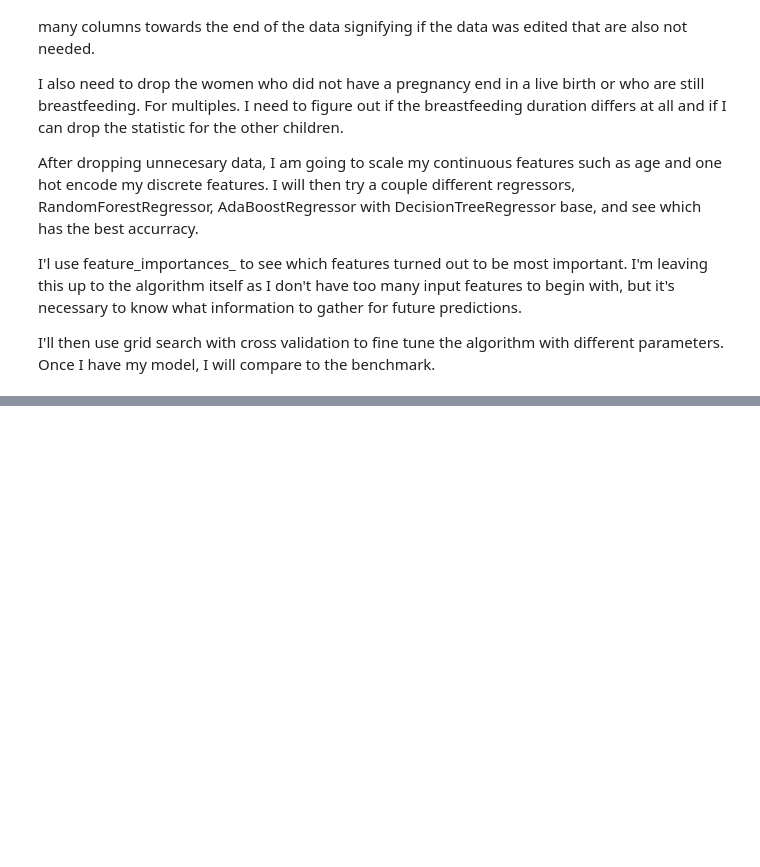
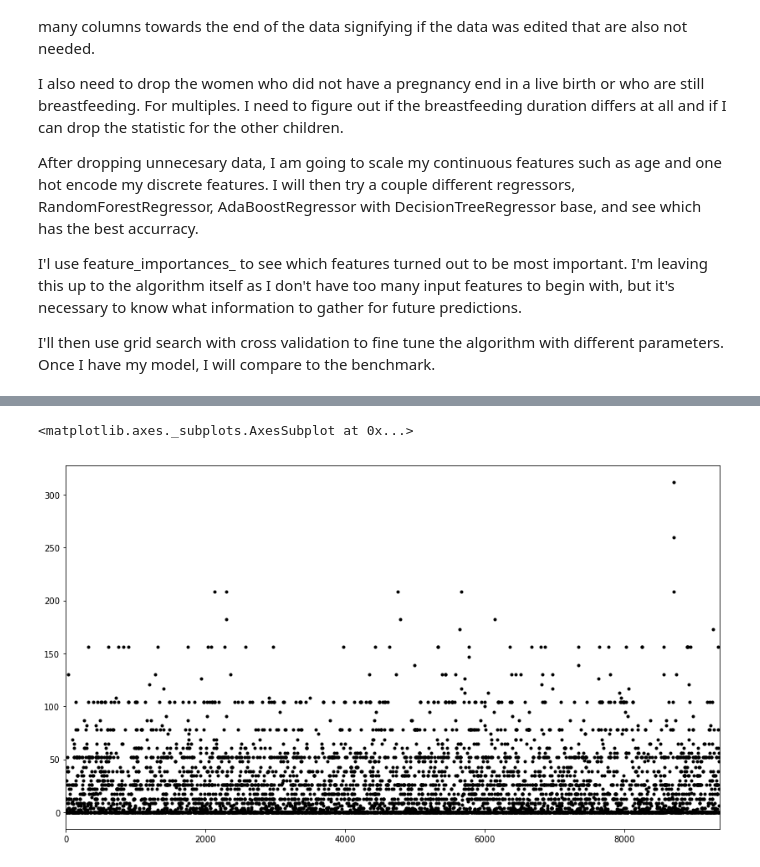
Before and after one commit to imLissy/machine-learning, a Jupyter notebook: projects/capstone/capstone.ipynb, the cells around one changed output, grey strips where cells are left out. Saved outputs shown, nothing was run; the diff lists cells and outputs as text; code cells hidden in the pictures; blank space fills up the shorter version.

```diff
--- a/projects/capstone/capstone.ipynb
+++ b/projects/capstone/capstone.ipynb
@@ -167,0 +178,15 @@ NBRNLV_S   %1f  "# of babies born alive from this preg (based on CCSD)"
+# %%
+#drop women still breastfeeding
+myfile = myfile[myfile.BFEEDWKS != 994]
+#if never breastfed, set number of weeks equal to 0
+myfile.loc[myfile['BFEEDWKS'] == 995, 'BFEEDWKS'] = 0
+#drop if no babies born
+myfile = myfile.dropna(subset=['NBRNLV_S'])
+#drop if baby died or given away for adoption
+myfile = myfile[myfile.BPA_BDSCHECK1 == 0]
+# %%
+%matplotlib inline
+myfile['BFEEDWKS'].plot(style='k.', figsize = (14,8))
+# %% [output]
+<matplotlib.axes._subplots.AxesSubplot at 0x...>
+[figure, added]
```
Also changed, not shown: parts of 4 cells of this notebook, 1 other file.
